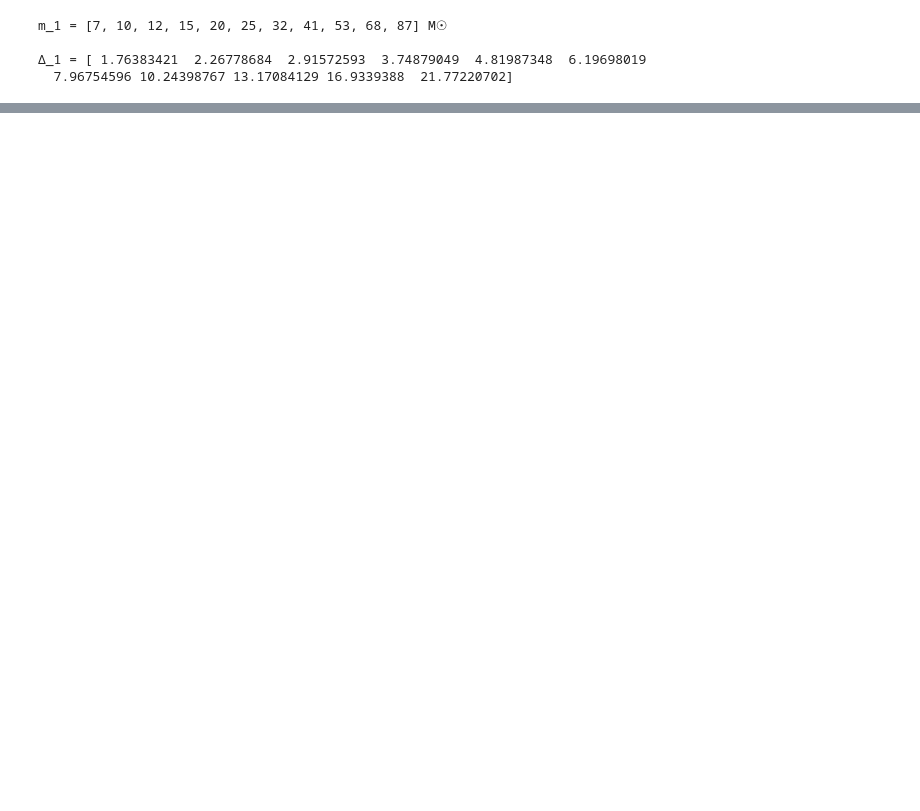
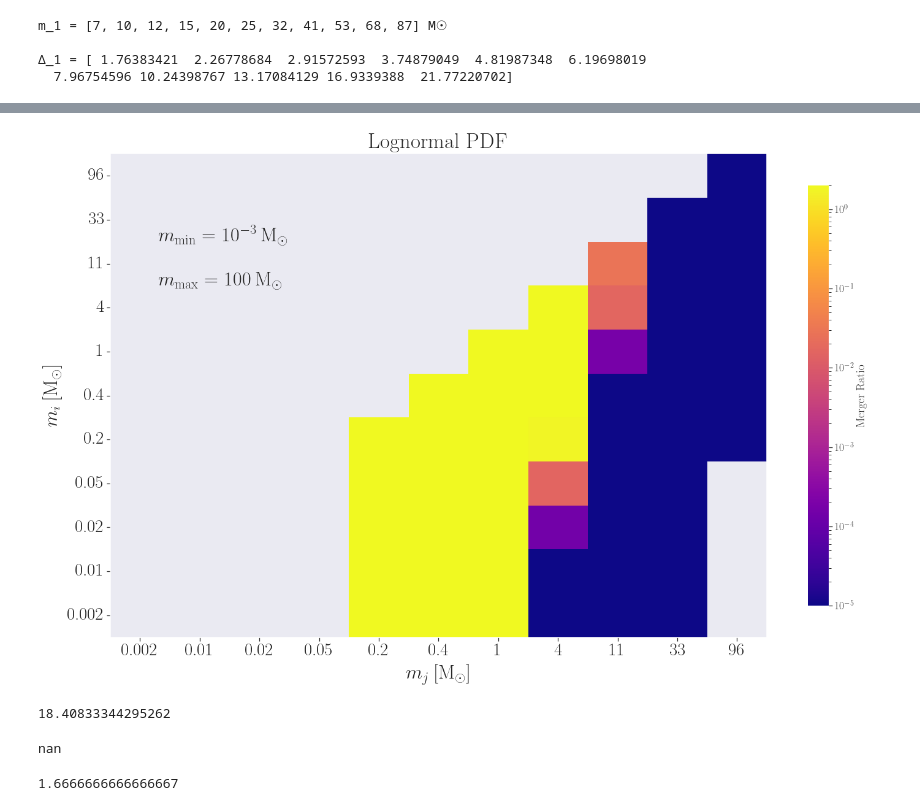
Before and after one commit to pratibhajangra591/Ifca-github, a Jupyter notebook: mergerratios_method2.ipynb, the cells around one changed output, grey strips where cells are left out. Cells and saved outputs as stored; diff of their text form; code cells hidden in the pictures; blank space fills up the shorter version.

```diff
--- a/mergerratios_method2.ipynb
+++ b/mergerratios_method2.ipynb
@@ -313,7 +306,7 @@ Merger_Lognormal_ratio_2 = np.divide(Merger_Lognormal2_halo_method_2, Merger_Log
 
 
 mask = np.tril(np.ones((11,11)), k = -1)  #created an array of shape Merger_12 with all the elements in it being 0.
-fig,ax = plt.subplots(figsize=(12, 8))
+fig,ax = plt.subplots(figsize=(24, 14.5))
 
 
 
@@ -324,39 +317,56 @@ plt.rcParams['xtick.direction'] = 'out'
 plt.rcParams['ytick.direction'] = 'out'
 
 
 
 vmin = 1e-5
-vmax = np.max(Merger_Lognormal_ratio_2)
+vmax = 2
 norm = LogNorm(vmin, vmax)
 
 
 
-ax = sns.heatmap(Merger_Lognormal_ratio_2, mask = mask,  cmap = 'viridis', cbar = True, norm = norm,
+ax = sns.heatmap(Merger_Lognormal_ratio_2, mask = mask,  cmap = 'plasma', cbar = True, norm = norm,
                  cbar_kws = { "shrink": 0.87, 'label': 'Merger Ratio'})
 
 
 
 
 ax.set_xticklabels(m_1_list, fontsize = 10)
 ax.set_yticklabels(m_2_list, rotation = 360, fontsize = 10)
 ax.tick_params(left = True,  bottom = True)
 
-ax.text(0.8, 9, "$m_\mathrm{{min}} = 10^{-3} \: \mathrm{M_{\odot}}$", size = 20)
-ax.text(0.8, 8, "$m_\mathrm{{max}} = 100 \: \mathrm{M_{\odot}}$", size = 20)
+ax.text(0.8, 9, "$m_\mathrm{{min}} = 10^{-3} \: \mathrm{M_{\odot}}$", size = 32)
+ax.text(0.8, 8, "$m_\mathrm{{max}} = 100 \: \mathrm{M_{\odot}}$", size = 32)
 
 
 
 # make frame visible
 for _, spine in ax.spines.items():
     spine.set_visible(True)
     spine.set_linewidth(1.5)
 
 
 ax.invert_yaxis()
-plt.xticks(fontsize = 22)
-plt.yticks(fontsize = 22)
-plt.xlabel('$m_{j}\:[\mathrm{M_{\odot}}]$', fontsize = 20, labelpad = 9)     # m_j = m_2
-plt.ylabel('$m_{i}\: [\mathrm{M_{\odot}}]$', fontsize = 20, labelpad = 9)    # m_i = m_1  and m_2 < equal to m_1.
-plt.title(' Lognormal PDF', fontsize = 25, pad = 9)
+plt.xticks(fontsize = 29)
+plt.yticks(fontsize = 29)
+plt.xlabel('$m_{j}\:[\mathrm{M_{\odot}}]$', fontsize = 32, labelpad = 9)     # m_j = m_2
+plt.ylabel('$m_{i}\: [\mathrm{M_{\odot}}]$', fontsize = 32, labelpad = 9)    # m_i = m_1  and m_2 < equal to m_1.
+plt.title(' Lognormal PDF', fontsize = 35, pad = 9)
 plt.savefig('2imrLogNormal.pdf', bbox_inches = 'tight')
 plt.show()
+# %% [output]
+[figure, added]
+# %%
+Merger_Lognormal2_nohalo = np.load('Merger_Lognormal2_nohalo.npy')
+Merger_Lognormal2_halo_method_2 = np.load('Merger_Lognormal2_halo_method_2.npy')
+
+np.max(Merger_Lognormal2_nohalo)
+# %% [output]
+18.40833344295262
+# %%
+np.max(Merger_Lognormal2_halo_method_2)
+# %% [output]
+nan
+# %%
+30/18
+# %% [output]
+1.6666666666666667
```
Also changed, not shown: parts of 4 cells of this notebook.
